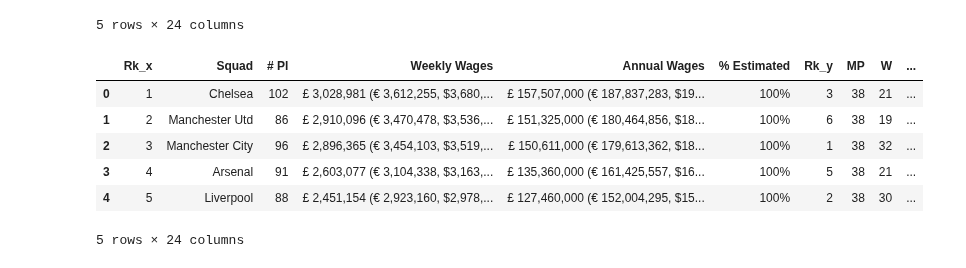
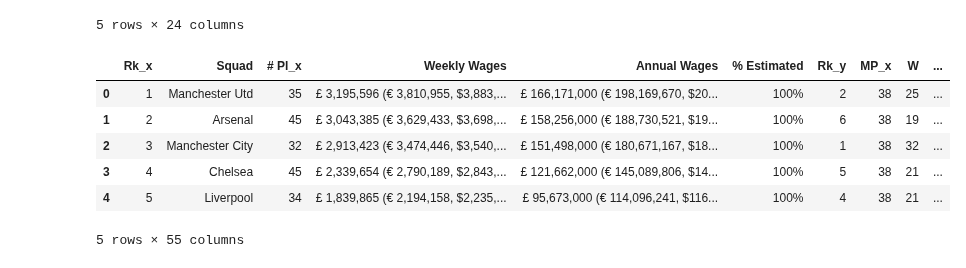
Before and after one commit to GurpreetChugh/Project-Football, a Jupyter notebook: EPL_Project_Football.ipynb, the cells around one changed output. Cells and saved outputs as stored; diff of their text form; code cells hidden in the pictures.

```diff
--- a/EPL_Project_Football.ipynb
+++ b/EPL_Project_Football.ipynb
@@ -7,6 +7,7 @@ import numpy as np
 table = pd.read_html('https://fbref.com/en/comps/9/2017-2018/2017-2018-Premier-League-Stats')
 EPL_2018_summary_df = pd.DataFrame(table[0])
 # %%
-# Get summary tables for each of the last 5 seasons
-table_1 = pd.read_html('https://fbref.com/en/comps/9/2018-2019/2018-2019-Premier-League-Stats')
-EPL_2019_summary_df = pd.DataFrame(table_1[0])
+# Get 2nd summary table (index[2])for each season
+table_1 = pd.read_html('https://fbref.com/en/comps/9/2017-2018/2017-2018-Premier-League-Stats')
+EPL_2018_summary2_df = pd.DataFrame(table_1[2])
+EPL_2018_summary2_df.head()
@@ -25,3 +23,6 @@ EPL_2022_summary_df = pd.DataFrame(table_4[0])
+# %%
+# Remove upper level to allow for merging with other tables
+EPL_2018_summary2_df = EPL_2018_summary2_df.droplevel(0, axis = 1)
 # %%
 # Get wages table for each of the last 5 seasons
 EPL_wages_2018_table = pd.read_html('https://fbref.com/en/comps/9/2017-2018/wages/2017-2018-Premier-League-Wages')
@@ -55,14 +40,14 @@ EPL_2018_merged_df.head()
 | 4 | 5 | Liverpool | 34 | £ 1,839,865 (€ 2,194,158, $2,235,... | £ 95,673,000 (€ 114,096,241, $116... | 100% | 4 | 38 | 21 | ... |
 5 rows × 24 columns
 # %%
-# Merge wages and season summary for each season
-EPL_2019_merged_df = pd.merge(EPL_2019_wages_df, EPL_2019_summary_df, how="left", on=['Squad'])
-EPL_2019_merged_df.head()
+# Merge in summary table#2 for each season
+EPL_2018_complete_df = pd.merge(EPL_2018_merged_df, EPL_2018_summary2_df, how="left", on=['Squad'])
+EPL_2018_complete_df.head()
 # %% [output]
-|  | Rk_x | Squad | # Pl | Weekly Wages | Annual Wages | % Estimated | Rk_y | MP | W | ... |
-| 0 | 1 | Chelsea | 102 | £ 3,028,981 (€ 3,612,255, $3,680,... | £ 157,507,000 (€ 187,837,283, $19... | 100% | 3 | 38 | 21 | ... |
-| 1 | 2 | Manchester Utd | 86 | £ 2,910,096 (€ 3,470,478, $3,536,... | £ 151,325,000 (€ 180,464,856, $18... | 100% | 6 | 38 | 19 | ... |
-| 2 | 3 | Manchester City | 96 | £ 2,896,365 (€ 3,454,103, $3,519,... | £ 150,611,000 (€ 179,613,362, $18... | 100% | 1 | 38 | 32 | ... |
-| 3 | 4 | Arsenal | 91 | £ 2,603,077 (€ 3,104,338, $3,163,... | £ 135,360,000 (€ 161,425,557, $16... | 100% | 5 | 38 | 21 | ... |
-| 4 | 5 | Liverpool | 88 | £ 2,451,154 (€ 2,923,160, $2,978,... | £ 127,460,000 (€ 152,004,295, $15... | 100% | 2 | 38 | 30 | ... |
+|  | Rk_x | Squad | # Pl_x | Weekly Wages | Annual Wages | % Estimated | Rk_y | MP_x | W | ... |
+| 0 | 1 | Manchester Utd | 35 | £ 3,195,596 (€ 3,810,955, $3,883,... | £ 166,171,000 (€ 198,169,670, $20... | 100% | 2 | 38 | 25 | ... |
+| 1 | 2 | Arsenal | 45 | £ 3,043,385 (€ 3,629,433, $3,698,... | £ 158,256,000 (€ 188,730,521, $19... | 100% | 6 | 38 | 19 | ... |
+| 2 | 3 | Manchester City | 32 | £ 2,913,423 (€ 3,474,446, $3,540,... | £ 151,498,000 (€ 180,671,167, $18... | 100% | 1 | 38 | 32 | ... |
+| 3 | 4 | Chelsea | 45 | £ 2,339,654 (€ 2,790,189, $2,843,... | £ 121,662,000 (€ 145,089,806, $14... | 100% | 5 | 38 | 21 | ... |
+| 4 | 5 | Liverpool | 34 | £ 1,839,865 (€ 2,194,158, $2,235,... | £ 95,673,000 (€ 114,096,241, $116... | 100% | 4 | 38 | 21 | ... |
-5 rows × 24 columns
+5 rows × 55 columns
```
Also changed, not shown: parts of 17 cells of this notebook.
